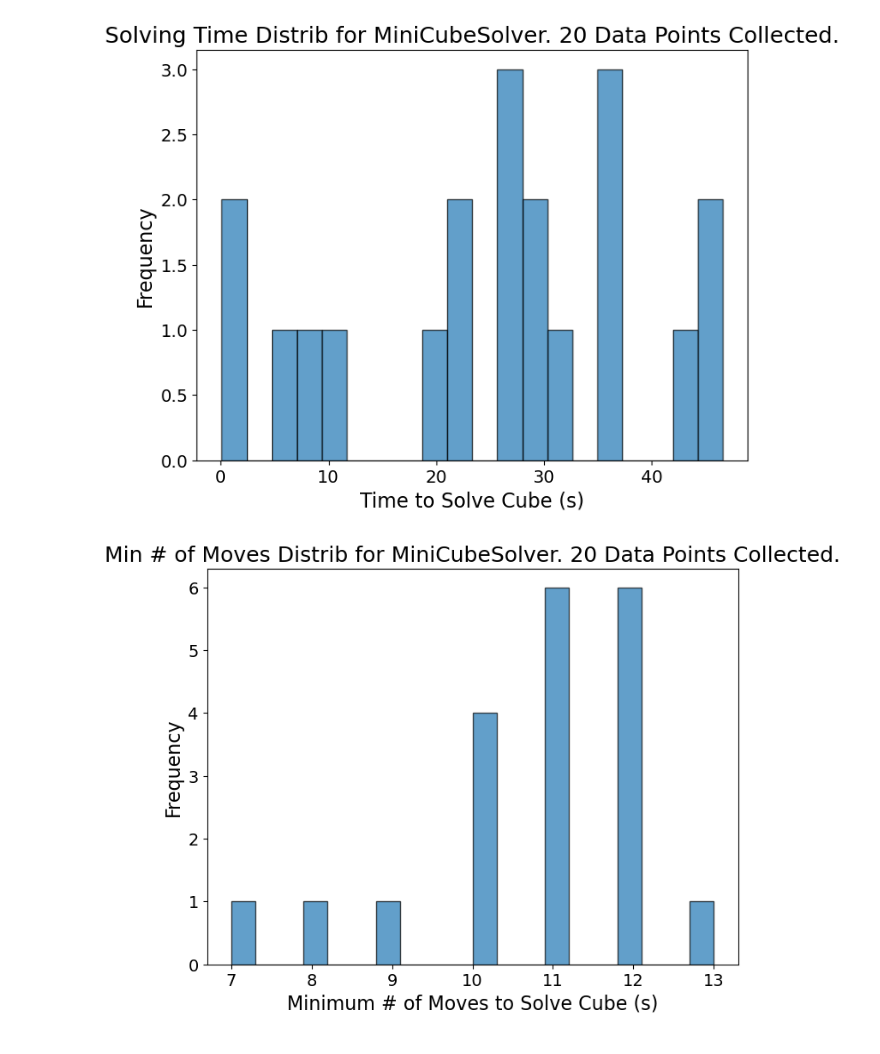
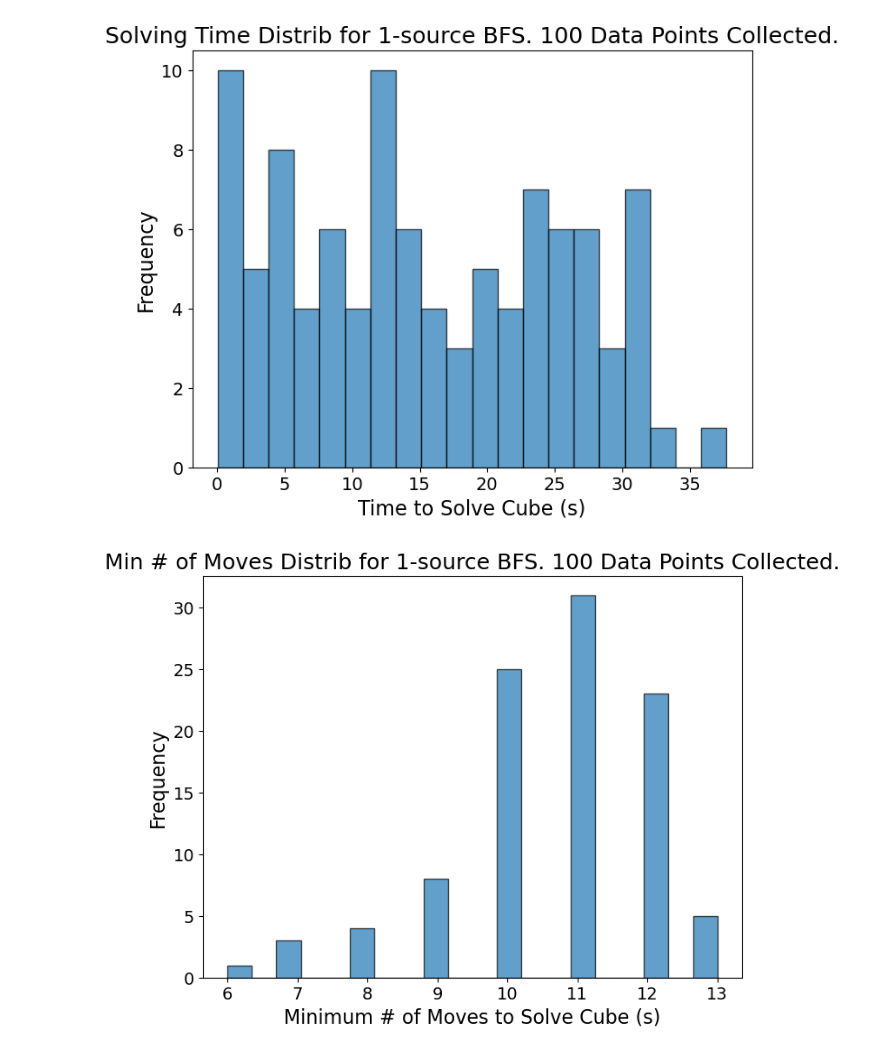
Before and after one commit to doralayanto/UW_MATH381_Mini-Cube-Solver, a Jupyter notebook: timeTestDistrib.ipynb, the cells around one changed output. Saved outputs shown, nothing was run; the diff lists cells and outputs as text; code cells hidden in the pictures.

```diff
--- a/timeTestDistrib.ipynb
+++ b/timeTestDistrib.ipynb
@@ -1,32 +1,32 @@
 # %%
 import pandas as pd
 import matplotlib.pyplot as plt
 import numpy as np
 
-file_path = r"C:\Users\dorae\IdeaProjects\381_project_v2\solveStats_20Cubes.csv"  # Change to your CSV file path
+file_path = r"C:\Users\dorae\IdeaProjects\381_project_v2\solveStats_100Cubes.csv"  # Change to your CSV file path
 df = pd.read_csv(file_path)
 
 column_name = df.columns[1]
 time = df[column_name]
 plt.figure(figsize=(8, 6))
 plt.hist(time, bins=20, edgecolor="black", alpha=0.7)
 plt.xlabel("Time to Solve Cube (s)", fontsize=16)
 plt.ylabel("Frequency", fontsize=16)
-plt.title(f"Solving Time Distrib for MiniCubeSolver. {df.shape[0]} Data Points Collected.", fontsize=18);
+plt.title(f"Solving Time Distrib for 1-source BFS. {df.shape[0]} Data Points Collected.", fontsize=18);
 plt.xticks(fontsize=14)
 plt.yticks(fontsize=14)
 plt.show()
 
 column_name = df.columns[2]
 moves = df[column_name]
 plt.figure(figsize=(8, 6))
 plt.hist(moves, bins=20, edgecolor="black", alpha=0.7)
 plt.xlabel("Minimum # of Moves to Solve Cube (s)", fontsize=16)
 plt.ylabel("Frequency", fontsize=16)
-plt.title(f"Min # of Moves Distrib for MiniCubeSolver. {df.shape[0]} Data Points Collected.", fontsize=18);
+plt.title(f"Min # of Moves Distrib for 1-source BFS. {df.shape[0]} Data Points Collected.", fontsize=18);
 plt.xticks(fontsize=14)
 plt.yticks(fontsize=14)
 plt.show()
 # %% [output]
-[figure, old version]
+[figure, new version]
-[figure, old version]
+[figure, new version]
```
Also changed, not shown: parts of 3 cells of this notebook.
